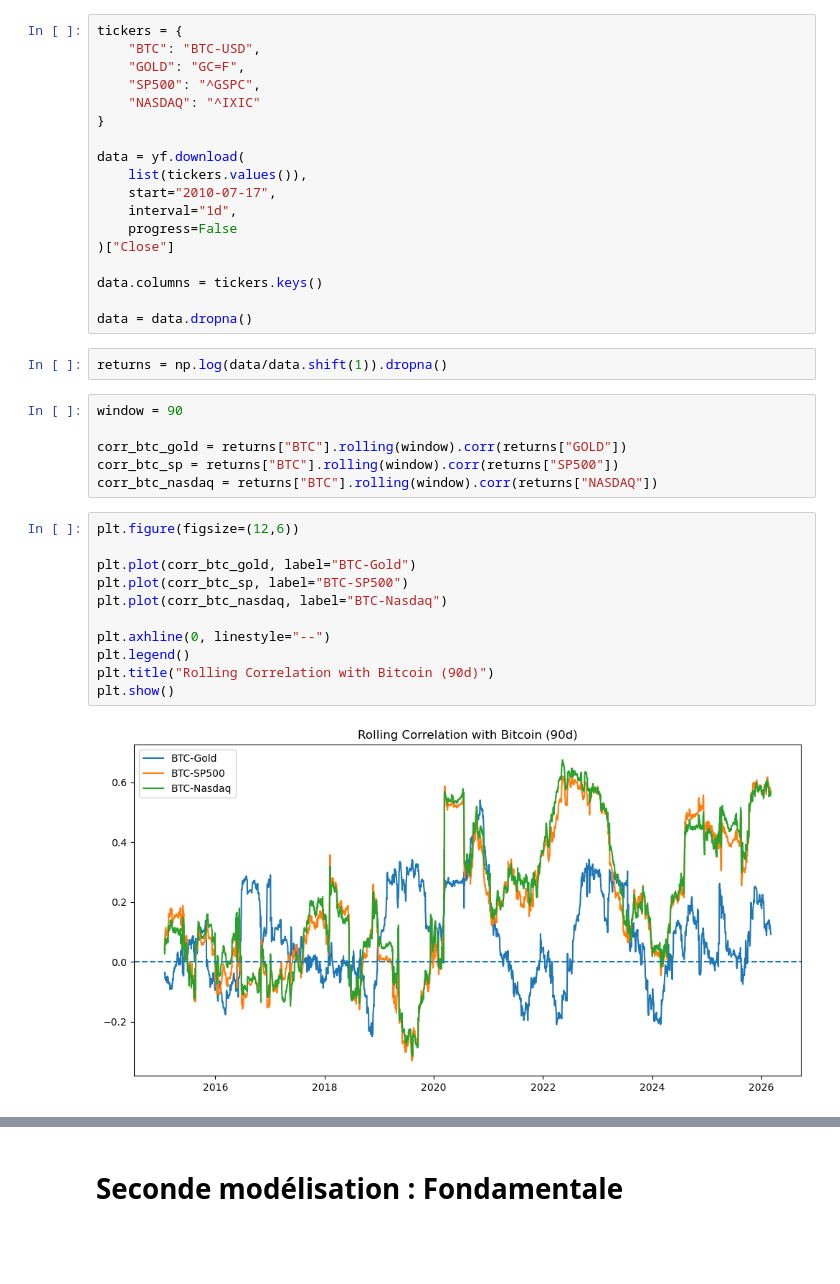
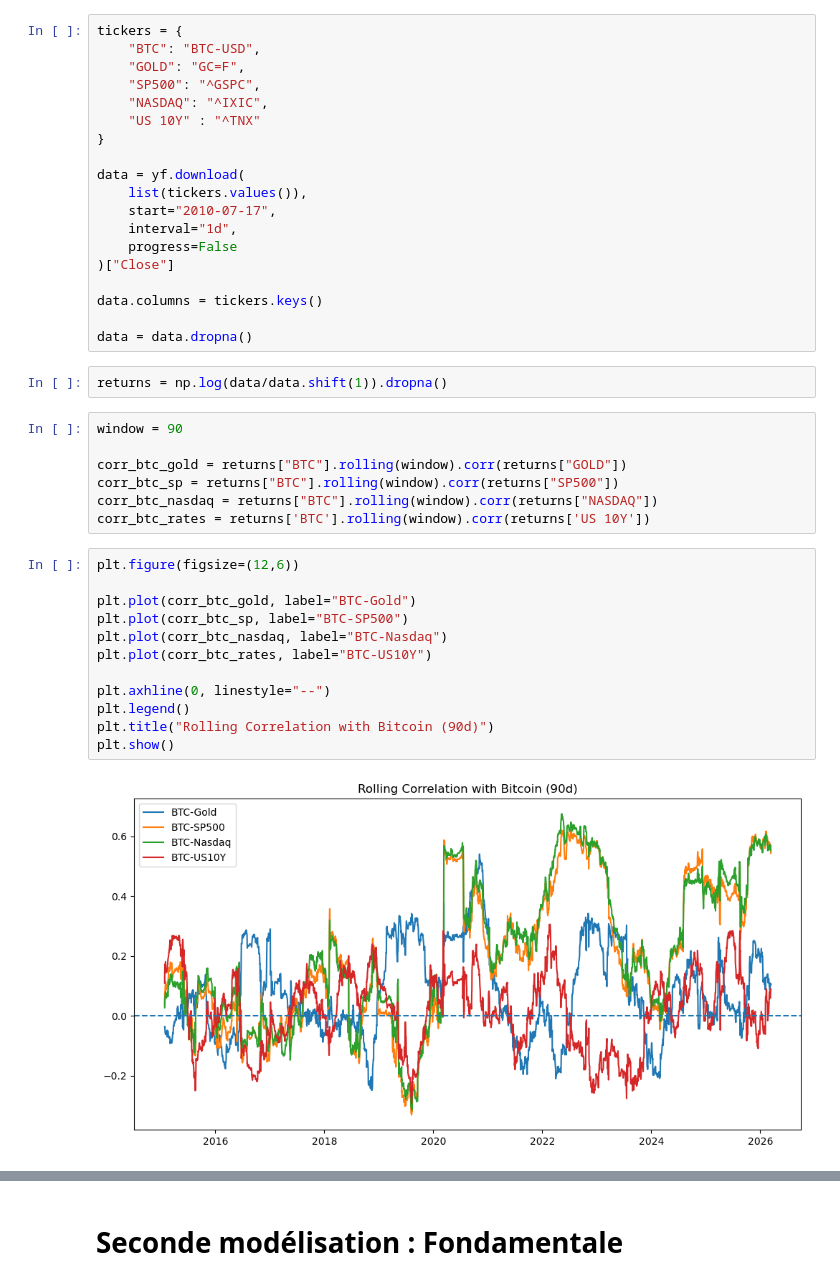
Before and after one commit to Guillaume-melis/Bictoin_price_modelisation, a Jupyter notebook: data_analysis.ipynb, the cells around one changed output, grey strips where cells are left out. Saved outputs shown, nothing was run; the diff lists cells and outputs as text; blank space fills up the shorter version.

Commit message:
Added some rates correlation analysis

```diff
--- a/data_analysis.ipynb
+++ b/data_analysis.ipynb
@@ -464,7 +464,8 @@ tickers = {
     "BTC": "BTC-USD",
     "GOLD": "GC=F",
     "SP500": "^GSPC",
-    "NASDAQ": "^IXIC"
+    "NASDAQ": "^IXIC",
+    "US 10Y" : "^TNX"
 }
 
 data = yf.download(
@@ -485,19 +486,21 @@ window = 90
 corr_btc_gold = returns["BTC"].rolling(window).corr(returns["GOLD"])
 corr_btc_sp = returns["BTC"].rolling(window).corr(returns["SP500"])
 corr_btc_nasdaq = returns["BTC"].rolling(window).corr(returns["NASDAQ"])
+corr_btc_rates = returns['BTC'].rolling(window).corr(returns['US 10Y'])
 # %%
 plt.figure(figsize=(12,6))
 
 plt.plot(corr_btc_gold, label="BTC-Gold")
 plt.plot(corr_btc_sp, label="BTC-SP500")
 plt.plot(corr_btc_nasdaq, label="BTC-Nasdaq")
+plt.plot(corr_btc_rates, label="BTC-US10Y")
 
 plt.axhline(0, linestyle="--")
 plt.legend()
 plt.title("Rolling Correlation with Bitcoin (90d)")
 plt.show()
 # %% [output]
-[figure, old version]
+[figure, new version]
 # %%
 returns["year"] = returns.index.year
 
```
Also changed, not shown: parts of 4 cells of this notebook.
